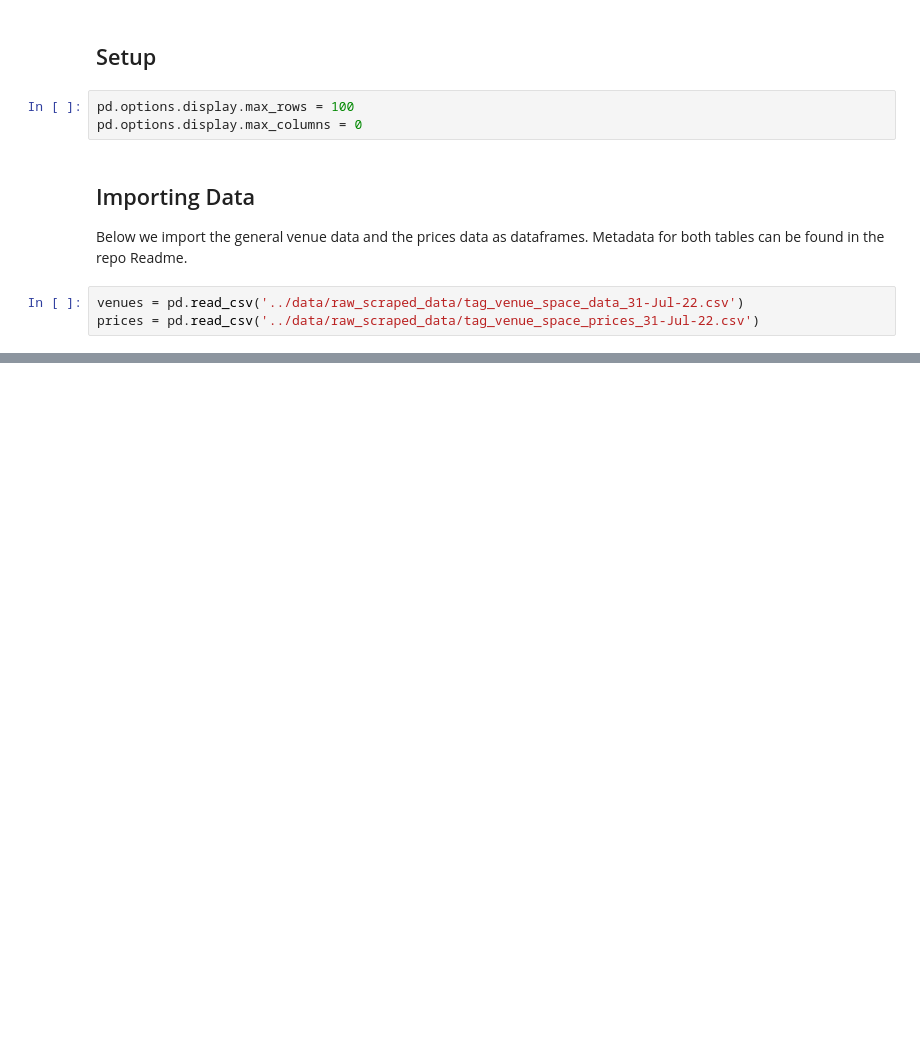
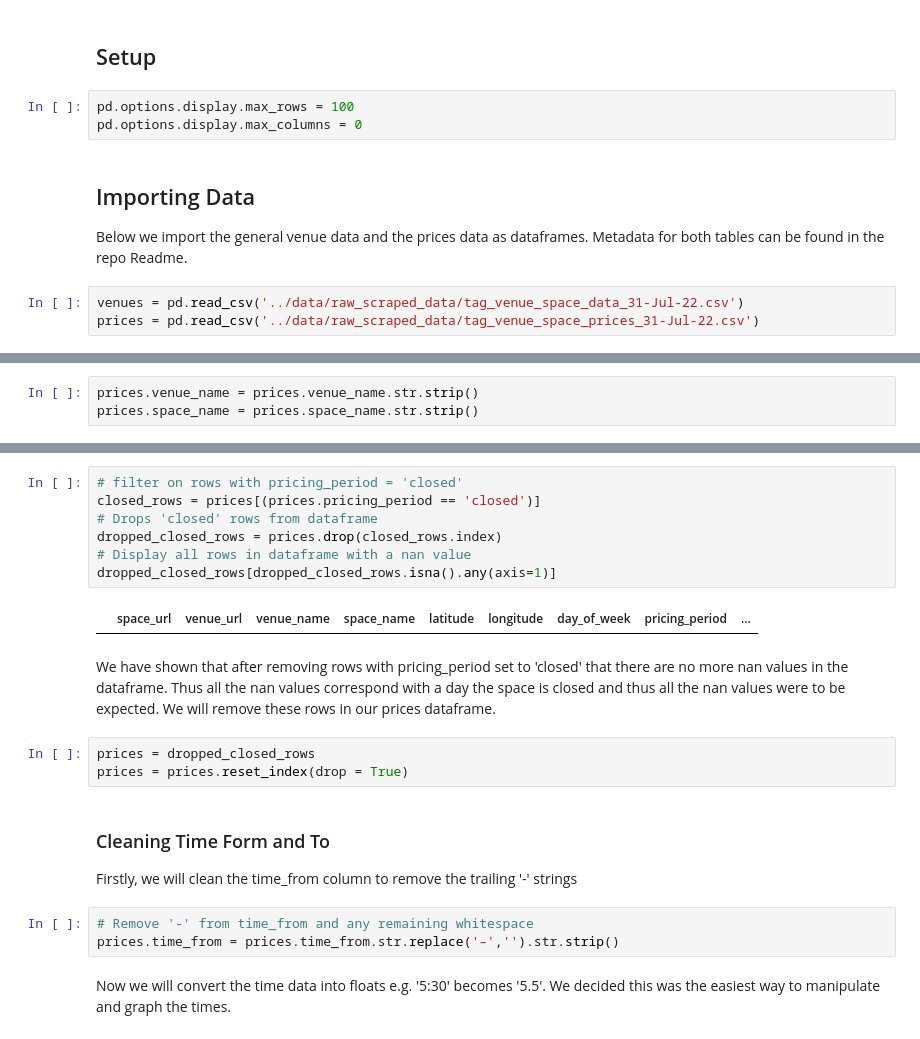
Before and after one commit to rhart-rup/London-Venue-Hire-Price-Prediction, a Jupyter notebook: data_cleaning/tag_data_clean.ipynb, the cells around one changed output, grey strips where cells are left out. Drawn from its saved outputs; the diff is of its cells as text; blank space fills up the shorter version.

```diff
--- a/data_cleaning/tag_data_clean.ipynb
+++ b/data_cleaning/tag_data_clean.ipynb
@@ -84,0 +96,3 @@ Name: time_period, dtype: object
+# %%
+prices.venue_name = prices.venue_name.str.strip()
+prices.space_name = prices.space_name.str.strip()
@@ -84,0 +141,22 @@ Name: time_period, dtype: object
+# %%
+# filter on rows with pricing_period = 'closed'
+closed_rows = prices[(prices.pricing_period == 'closed')]
+# Drops 'closed' rows from dataframe
+dropped_closed_rows = prices.drop(closed_rows.index)
+# Display all rows in dataframe with a nan value
+dropped_closed_rows[dropped_closed_rows.isna().any(axis=1)]
+# %% [output]
+|  | space_url | venue_url | venue_name | space_name | latitude | longitude | day_of_week | pricing_period | ... |
+# %% [markdown]
+We have shown that after removing rows with pricing_period set to 'closed' that there are no more nan values in the dataframe. Thus all the nan values correspond with a day the space is closed and thus all the nan values were to be expected. We will remove these rows in our prices dataframe.
+# %%
+prices = dropped_closed_rows
+prices = prices.reset_index(drop = True)
+# %% [markdown]
+### Cleaning Time Form and To
+Firstly, we will clean the time_from column to remove the trailing '-' strings
+# %%
+# Remove '-' from time_from and any remaining whitespace
+prices.time_from = prices.time_from.str.replace('–','').str.strip()
+# %% [markdown]
+Now we will convert the time data into floats e.g. '5:30' becomes '5.5'. We decided this was the easiest way to manipulate and graph the times.
```
Also changed, not shown: parts of 28 cells of this notebook.
